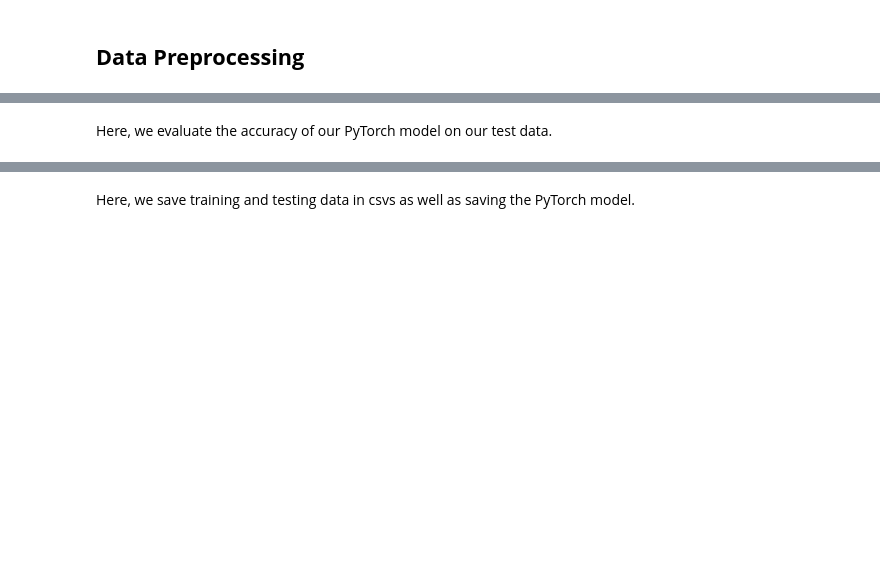
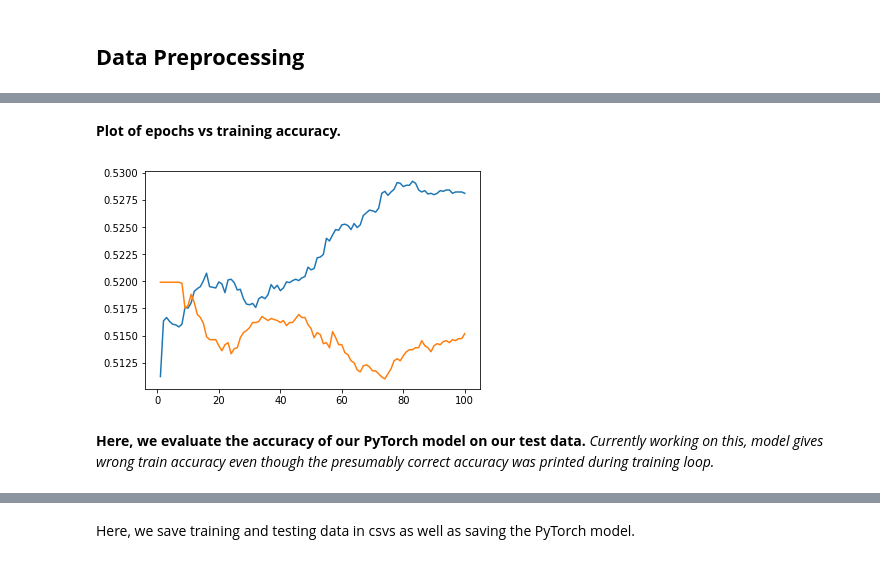
Before and after one commit to santacruzAI/MLPhasesOfMatter, a Jupyter notebook: Machine_Learning_Phase_Transitions_Final.ipynb, the cells around one changed output, grey strips where cells are left out. Cells and saved outputs as stored; diff of their text form; code cells hidden in the pictures; blank space fills up the shorter version.

```diff
--- a/Machine_Learning_Phase_Transitions_Final.ipynb
+++ b/Machine_Learning_Phase_Transitions_Final.ipynb
@@ -126,0 +140,2 @@ count/total
+# %%
+sampleList, tempList, enList, timeList = metropolis(ferr_square_energy, 10, 10, 100, 1, 3.7, 10000)
@@ -161,6 +240,7 @@ from torch.optim import Adam
 import torch
 from torch import Tensor
 from torch import from_numpy
+grid_size = 10
 class LinearModel(nn.Module):
     def __init__(self): #Define struct
         super(LinearModel, self).__init__()
@@ -174,33 +254,3 @@ class LinearModel(nn.Module):
         output = self.fc_2(output)
         output = nn.Sigmoid()(output)
         return output
-# %%
-EPOCHS = 100
-
-model = LinearModel()
-model.train()
-criterion = nn.CrossEntropyLoss()
-optimizer = Adam(model.parameters())
-y_train = torch.from_numpy(y_train)
-y_train = y_train.type(torch.LongTensor)
-feature_train_matrix = torch.from_numpy(feature_train_matrix)#.type(torch.DoubleTensor)
-#print(np.shape(feature_train_matrix))
-acc_list = []
-ep_li = []
-for ep in range(EPOCHS):
-  acc = 0
-  ep_li.append(ep)
-  for i in range(len(y_train)):
-    feature = feature_train_matrix[i:i+1].type(torch.FloatTensor)
-    optimizer.zero_grad()
-    out = model(feature)
-    label = y_train[i][0].unsqueeze(0)
-    #print(label,out)
-    if(label.item()==out.argmax().item()):
-      acc+=1
-    loss = criterion(out,label)
-    loss.backward()
-    optimizer.step()
-  print("EPOCH",ep+1,"loss: ",round(loss.item(),2))
-  print("Accuracy:",acc/len(y_train))
-  acc_list.append(acc/len(y_train))
@@ -209,4 +460,11 @@ This is the plot of the accuracies vs epochs.
+# %% [markdown]
+**Plot of epochs vs training accuracy.**
 # %%
 plt.plot(ep_li, acc_list)
+plt.plot(ep_li, test_acc_list)
+plt.show()
+# %% [output]
+[figure, added]
 # %% [markdown]
-Here, we evaluate the accuracy of our PyTorch model on our test data.
+**Here, we evaluate the accuracy of our PyTorch model on our test data.**
+*Currently working on this, model gives wrong train accuracy even though the presumably correct accuracy was printed during training loop.*
```
Also changed, not shown: parts of 67 cells of this notebook.
